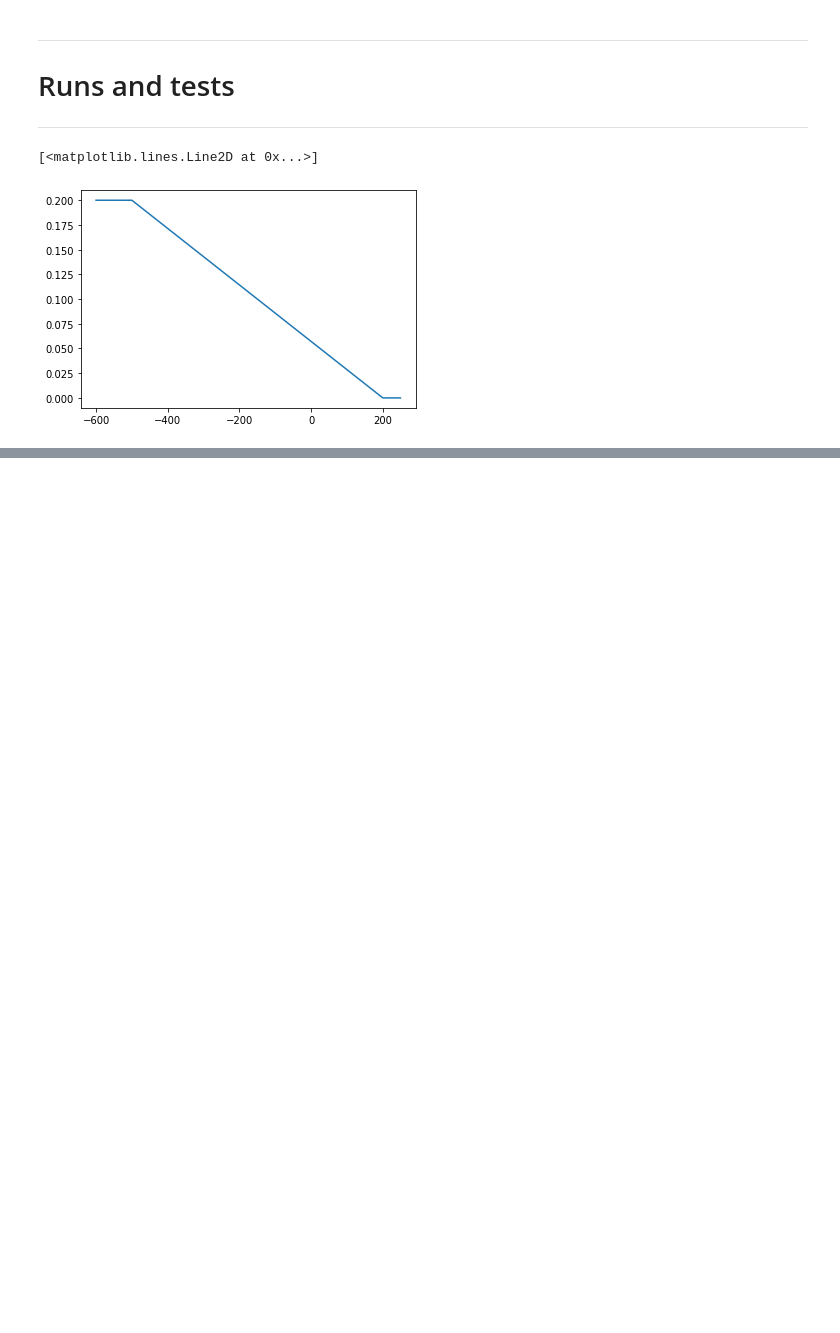
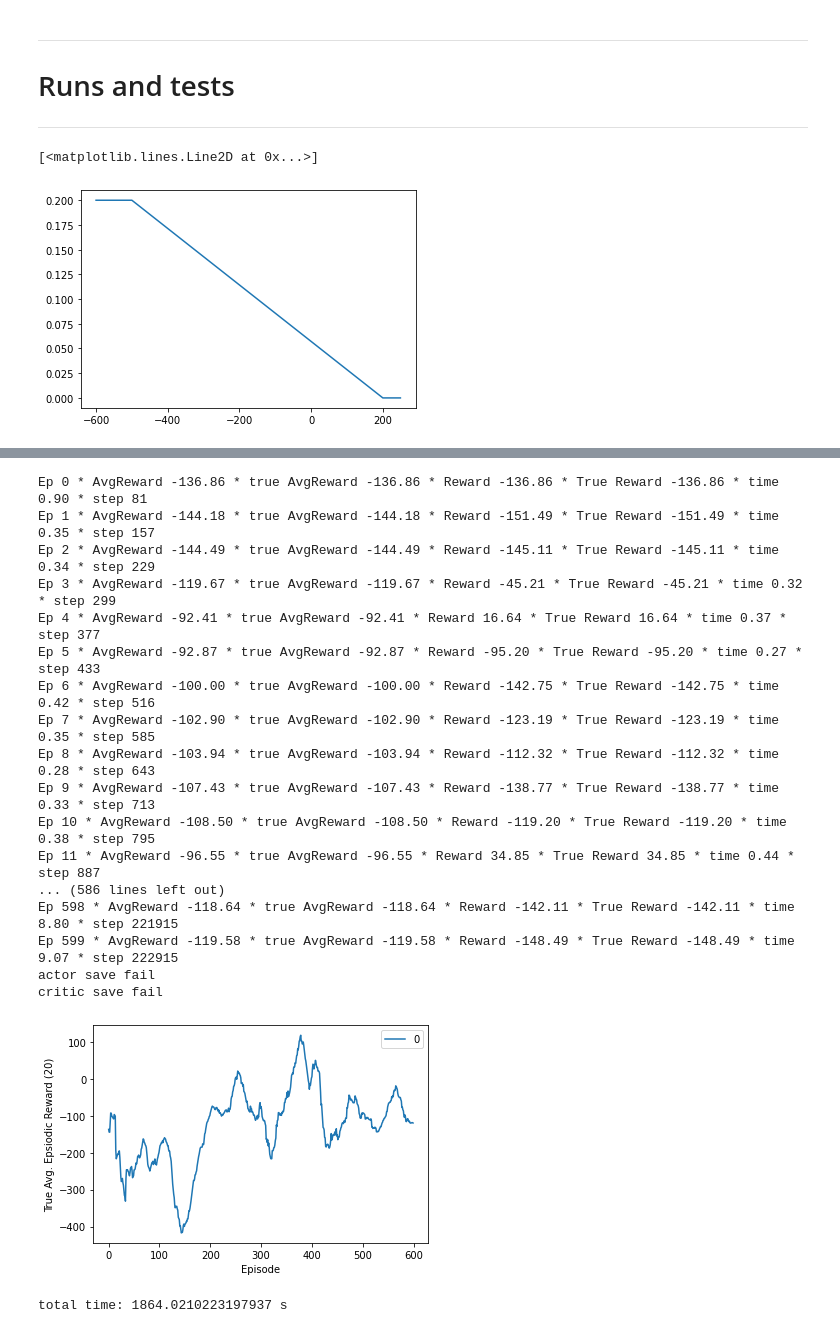
Before and after one commit to mnbvmnbv2/Lunar-Lander, a Jupyter notebook: Lunar.ipynb, the cells around one changed output, grey strips where cells are left out. Drawn from its saved outputs; the diff is of its cells as text; code cells hidden in the pictures; blank space fills up the shorter version.

```diff
--- a/Lunar.ipynb
+++ b/Lunar.ipynb
@@ -612,0 +614,23 @@ KeyboardInterrupt:
+# %%
+run(total_trials=1, total_episodes=600, gamma=0.999, buffer_capacity=200000, tau=0.0005, critic_lr=0.0001,
+    actor_lr=0.00005, start_steps=1000, continuous=False, epsilon_func=decreasing_eps)
+# %% [output]
+Ep 0 * AvgReward -136.86 * true AvgReward -136.86 * Reward -136.86 * True Reward -136.86 * time 0.90 * step 81
+Ep 1 * AvgReward -144.18 * true AvgReward -144.18 * Reward -151.49 * True Reward -151.49 * time 0.35 * step 157
+Ep 2 * AvgReward -144.49 * true AvgReward -144.49 * Reward -145.11 * True Reward -145.11 * time 0.34 * step 229
+Ep 3 * AvgReward -119.67 * true AvgReward -119.67 * Reward -45.21 * True Reward -45.21 * time 0.32 * step 299
+Ep 4 * AvgReward -92.41 * true AvgReward -92.41 * Reward 16.64 * True Reward 16.64 * time 0.37 * step 377
+Ep 5 * AvgReward -92.87 * true AvgReward -92.87 * Reward -95.20 * True Reward -95.20 * time 0.27 * step 433
+Ep 6 * AvgReward -100.00 * true AvgReward -100.00 * Reward -142.75 * True Reward -142.75 * time 0.42 * step 516
+Ep 7 * AvgReward -102.90 * true AvgReward -102.90 * Reward -123.19 * True Reward -123.19 * time 0.35 * step 585
+Ep 8 * AvgReward -103.94 * true AvgReward -103.94 * Reward -112.32 * True Reward -112.32 * time 0.28 * step 643
+Ep 9 * AvgReward -107.43 * true AvgReward -107.43 * Reward -138.77 * True Reward -138.77 * time 0.33 * step 713
+Ep 10 * AvgReward -108.50 * true AvgReward -108.50 * Reward -119.20 * True Reward -119.20 * time 0.38 * step 795
+Ep 11 * AvgReward -96.55 * true AvgReward -96.55 * Reward 34.85 * True Reward 34.85 * time 0.44 * step 887
+... (586 lines left out)
+Ep 598 * AvgReward -118.64 * true AvgReward -118.64 * Reward -142.11 * True Reward -142.11 * time 8.80 * step 221915
+Ep 599 * AvgReward -119.58 * true AvgReward -119.58 * Reward -148.49 * True Reward -148.49 * time 9.07 * step 222915
+actor save fail
+critic save fail
+[figure, added]
+total time: 1864.0210223197937 s
```
Also changed, not shown: parts of 9 cells of this notebook.
